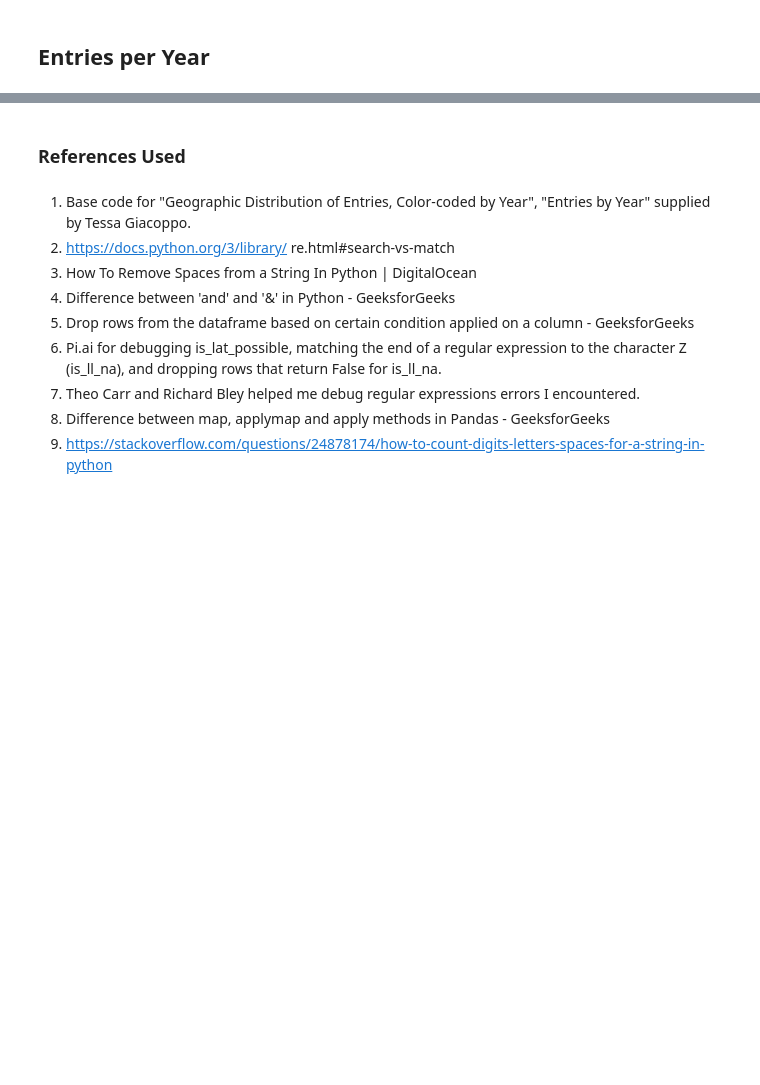
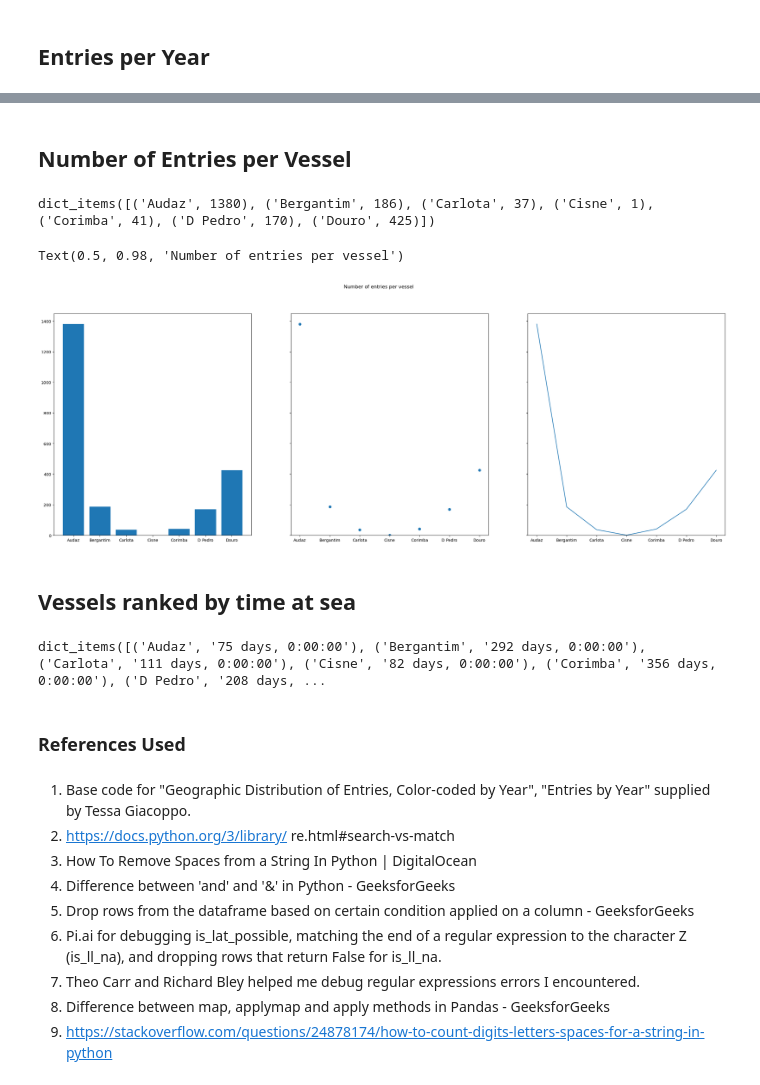
Before and after one commit to livia-freitas/SSF-2024-logbooks, a Jupyter notebook: processing_and_figures.ipynb, the cells around one changed output, grey strips where cells are left out. Saved outputs shown, nothing was run; the diff lists cells and outputs as text; code cells hidden in the pictures; blank space fills up the shorter version.

```diff
--- a/processing_and_figures.ipynb
+++ b/processing_and_figures.ipynb
@@ -607,3 +629,51 @@ plt.title("Number of Entries per Year - June 20 2024 dataset", fontsize=18)
+# %% [markdown]
+## Number of Entries per Vessel
+# %%
+entries_dict = {}
+entries = df["Vessel"]
+
+for entry in sorted(entries.unique()): # Get the name of each unique vessel
+    work = df[df["Vessel"] == entry] # One by one get the number of corresponding entries
+    n_entries = len(work)
+    entries_dict.update({entry : n_entries}) # Add keys (names) and values (number of entries) to the dictionary
+
+print(entries_dict.items())
+
+names = list(entries_dict.keys())
+values = list(entries_dict.values())
+
+fig, axs = plt.subplots(1, 3, figsize=(30, 10), sharey=True)
+axs[0].bar(names, values)
+axs[1].scatter(names, values)
+axs[2].plot(names, values)
+fig.suptitle('Number of entries per vessel')
+
+# Reference: https://matplotlib.org/stable/gallery/lines_bars_and_markers/categorical_variables.html#sphx-glr-gallery-lines-bars-and-markers-categorical-variables-py
+# %% [output]
+dict_items([('Audaz', 1380), ('Bergantim', 186), ('Carlota', 37), ('Cisne', 1), ('Corimba', 41), ('D Pedro', 170), ('Douro', 425)])
+Text(0.5, 0.98, 'Number of entries per vessel')
+[figure, added]
+# %% [markdown]
+## Vessels ranked by time at sea
+# %%
+df_delta = get_valid_dataframe([df["Vessel"], df["Log Book Start"], df["Log Book End"]])
+
+ships_dict = {}
+ships = df_delta["Vessel"]
+test = 0
+for ship in sorted(ships.unique()): # Get the name of each unique vessel
+    work = df_delta[df_delta["Vessel"] == ship]# One by one get the number of corresponding entries
+    vessel = work.iloc[0]
+    start = dt.date.fromisoformat(vessel["Log Book Start"])
+    end = dt.date.fromisoformat(vessel["Log Book End"])
+    td_duration = end - start
+    str_duration = str(td_duration)
+    test += 1
+    ships_dict.update({ship : str_duration})
+
+print(ships_dict.items())
+# %% [output]
+dict_items([('Audaz', '75 days, 0:00:00'), ('Bergantim', '292 days, 0:00:00'), ('Carlota', '111 days, 0:00:00'), ('Cisne', '82 days, 0:00:00'), ('Corimba', '356 days, 0:00:00'), ('D Pedro', '208 days, ...
 # %% [markdown]
 ### References Used
 # %% [markdown]
```
Also changed, not shown: parts of 6 cells of this notebook.
